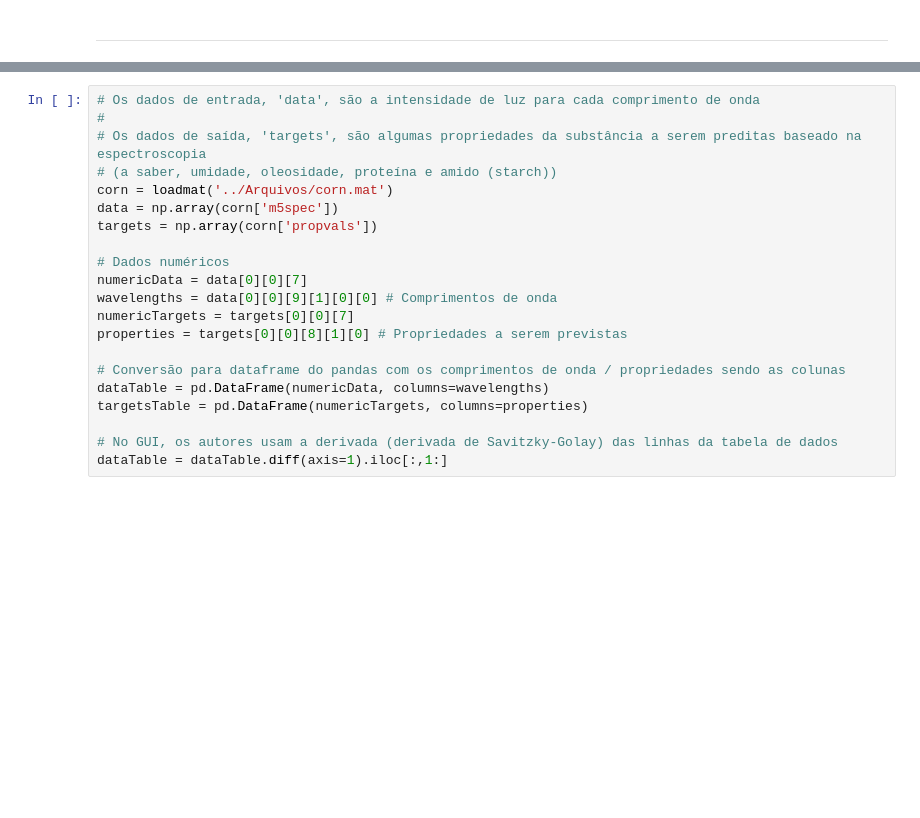
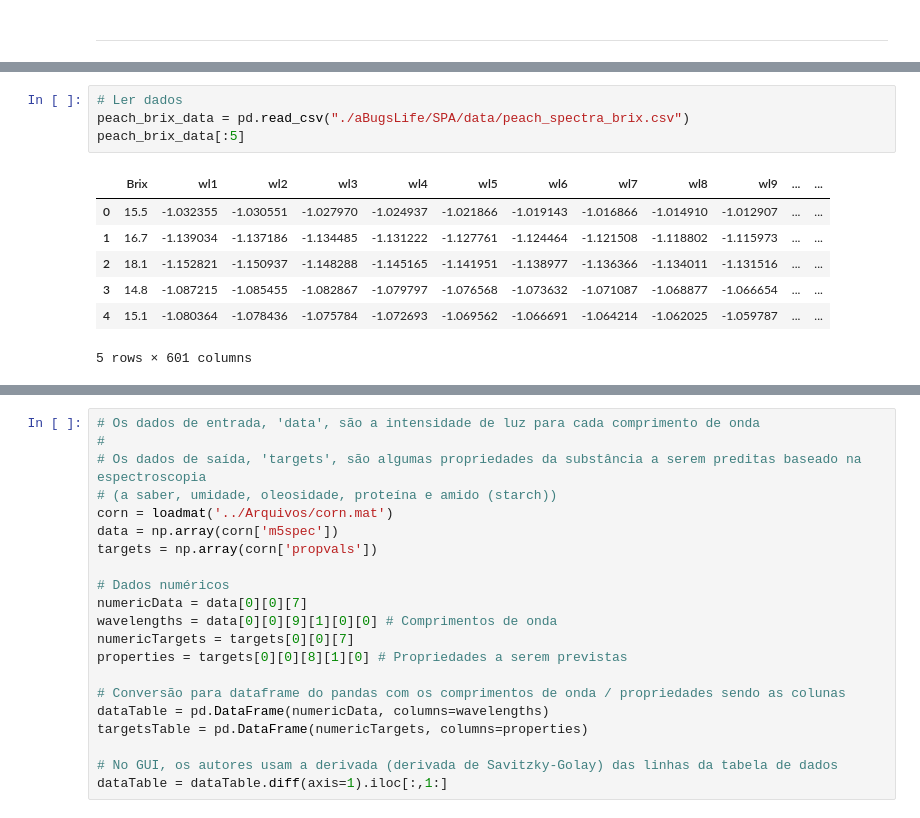
Before and after one commit to yanvgf/successive-projections-algorithm, a Jupyter notebook: Implementacoes/aps.ipynb, the cells around one changed output, grey strips where cells are left out. Cells and saved outputs as stored; diff of their text form; blank space fills up the shorter version.

```diff
--- a/Implementacoes/aps.ipynb
+++ b/Implementacoes/aps.ipynb
@@ -266,0 +273,12 @@ def spa(xcal, ycal, xval=None, yval=None, M_min=1, M_max=None):
+# %%
+# Ler dados
+peach_brix_data = pd.read_csv("./aBugsLife/SPA/data/peach_spectra_brix.csv")
+peach_brix_data[:5]
+# %% [output]
+|  | Brix | wl1 | wl2 | wl3 | wl4 | wl5 | wl6 | wl7 | wl8 | wl9 | ... | ... |
+| 0 | 15.5 | -1.032355 | -1.030551 | -1.027970 | -1.024937 | -1.021866 | -1.019143 | -1.016866 | -1.014910 | -1.012907 | ... | ... |
+| 1 | 16.7 | -1.139034 | -1.137186 | -1.134485 | -1.131222 | -1.127761 | -1.124464 | -1.121508 | -1.118802 | -1.115973 | ... | ... |
+| 2 | 18.1 | -1.152821 | -1.150937 | -1.148288 | -1.145165 | -1.141951 | -1.138977 | -1.136366 | -1.134011 | -1.131516 | ... | ... |
+| 3 | 14.8 | -1.087215 | -1.085455 | -1.082867 | -1.079797 | -1.076568 | -1.073632 | -1.071087 | -1.068877 | -1.066654 | ... | ... |
+| 4 | 15.1 | -1.080364 | -1.078436 | -1.075784 | -1.072693 | -1.069562 | -1.066691 | -1.064214 | -1.062025 | -1.059787 | ... | ... |
+5 rows × 601 columns
```
Also changed, not shown: parts of 8 cells of this notebook, 1 other file.
